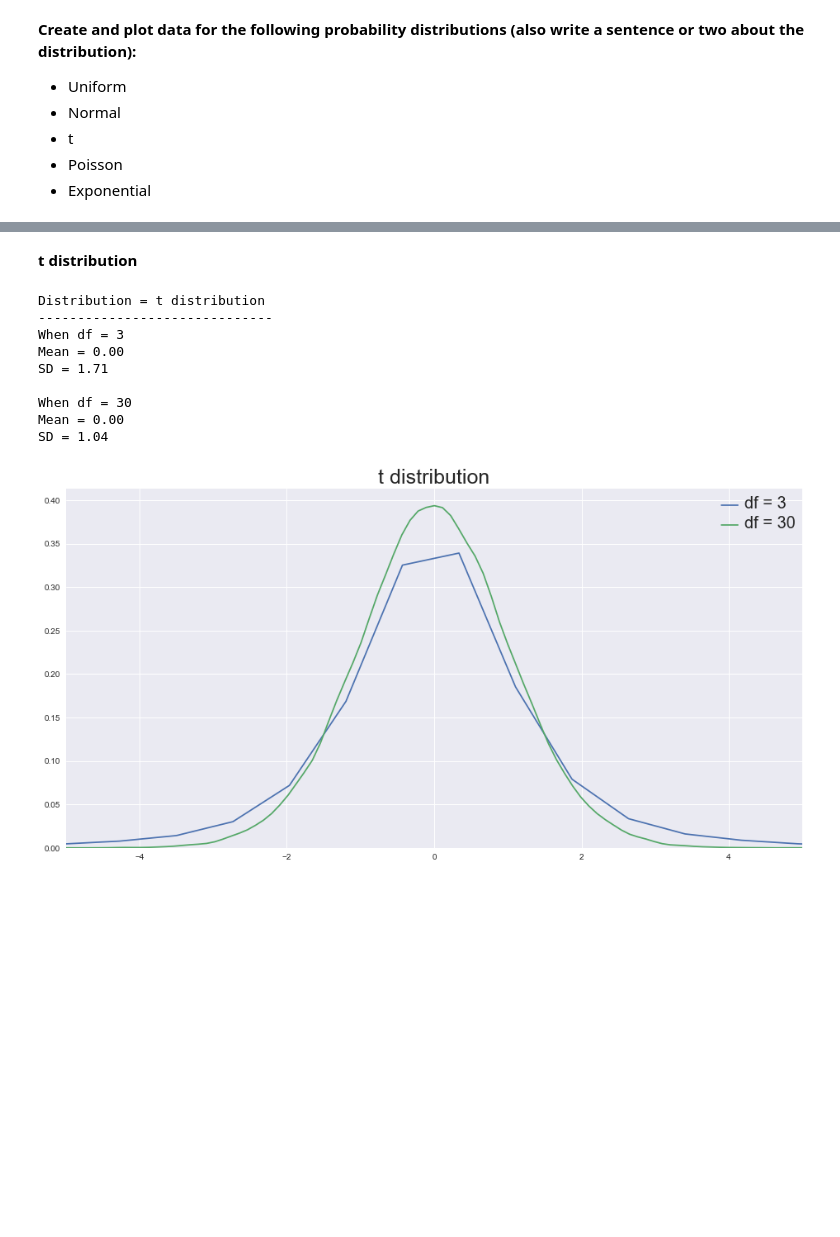
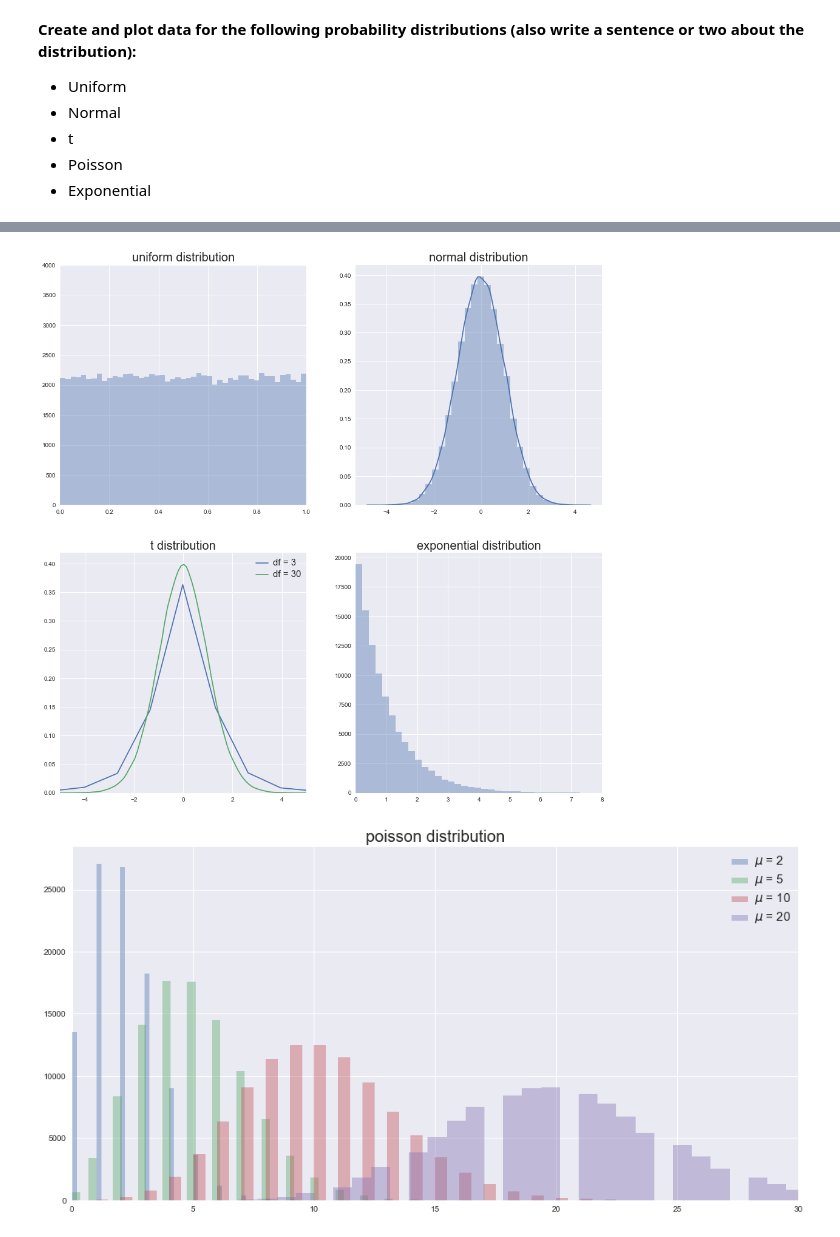
Before and after one commit to dskarbrevik/Data-Science-Gym, a Jupyter notebook: Tutorials/Data Science Interview Questions.ipynb, the cells around one changed output, grey strips where cells are left out. Saved outputs shown, nothing was run; the diff lists cells and outputs as text; code cells hidden in the pictures; blank space fills up the shorter version.

```diff
--- a/Tutorials/Data Science Interview Questions.ipynb
+++ b/Tutorials/Data Science Interview Questions.ipynb
@@ -143,36 +108,46 @@ Most common distribution in nature.
-# %% [markdown]
-**t distribution**
-# %%
-student1 = np.random.standard_t(df=3, size=100000)
-student2 = np.random.standard_t(df=30, size=100000)
-
-print("Distribution = {}".format("t distribution"))
-print("-"*30)
-print("When df = 3")
-print("Mean = {:.2f}".format(np.abs(np.mean(student1))))
-print("SD = {:.2f}".format(np.std(student1)))
-print("")
-print("When df = 30")
-print("Mean = {:.2f}".format(np.abs(np.mean(student2))))
-print("SD = {:.2f}".format(np.std(student2)))
-
-fig, ax = plt.subplots(figsize=(16,8))
-plt.xlim(-5,5)
-
-sns.distplot(student1, hist=False, label="df = 3", ax=ax)
-sns.distplot(student2, hist=False, label="df = 30", ax=ax)
-ax.set_title("t distribution", fontsize=25);
-
-plt.setp(ax.get_legend().get_texts(), fontsize='20');
-# %% [output]
-Distribution = t distribution
-------------------------------
-When df = 3
-Mean = 0.00
-SD = 1.71
-
-When df = 30
-Mean = 0.00
-SD = 1.04
-[figure, removed]
+# %%
+fig, ax = plt.subplots(ncols=2, nrows=2, figsize=(16,16));
+
+uniform = np.random.rand(100000)
+ax[0][0] = sns.distplot(uniform, kde=False, ax=ax[0][0])
+ax[0][0].set(xlim=(0,1), ylim=(0,4000))
+ax[0][0].set_title("uniform distribution", fontsize=20)
+
+
+normal = np.random.randn(100000)
+ax[0][1] = sns.distplot(normal, bins=np.linspace(-4,4,30), ax=ax[0][1])
+ax[0][1].set_title("normal distribution", fontsize=20)
+
+
+student1 = np.random.standard_t(df=3, size=100000)
+student2 = np.random.standard_t(df=30, size=100000)
+ax[1][0] = sns.distplot(student1, hist=False, label="df = 3", ax=ax[1][0])
+ax[1][0] = sns.distplot(student2, hist=False, label="df = 30", ax=ax[1][0])
+ax[1][0].set(xlim=(-5,5), title="t")
+ax[1][0].set_title("t distribution", fontsize=20)
+plt.setp(ax[1][0].get_legend().get_texts(), fontsize=15)
+
+
+exponential = np.random.exponential(size=100000)
+ax[1][1] = sns.distplot(exponential, kde=False, ax=ax[1][1])
+ax[1][1].set(xlim=(0,8))
+ax[1][1].set_title("exponential distribution", fontsize=20)
+
+fig,ax = plt.subplots(figsize=(16,8))
+poisson1 = np.random.poisson(lam=2,size=100000)
+poisson2 = np.random.poisson(lam=5,size=100000)
+poisson3 = np.random.poisson(lam=10,size=100000)
+poisson4 = np.random.poisson(lam=20,size=100000)
+
+sns.distplot(poisson1, kde=False, label="$\mu$ = 2", ax=ax)
+sns.distplot(poisson2, kde=False, label="$\mu$ = 5", ax=ax)
+sns.distplot(poisson3, kde=False, label="$\mu$ = 10", ax=ax)
+sns.distplot(poisson4, kde=False, label="$\mu$ = 20", ax=ax)
+plt.legend();
+ax.set(xlim=(0,30));
+ax.set_title("poisson distribution", fontsize=20);
+plt.setp(ax.get_legend().get_texts(), fontsize=15);
+# %% [output]
+[figure, added]
+[figure, added]
 # %% [markdown]
```
Also changed, not shown: parts of 17 cells of this notebook, 2 other files.
